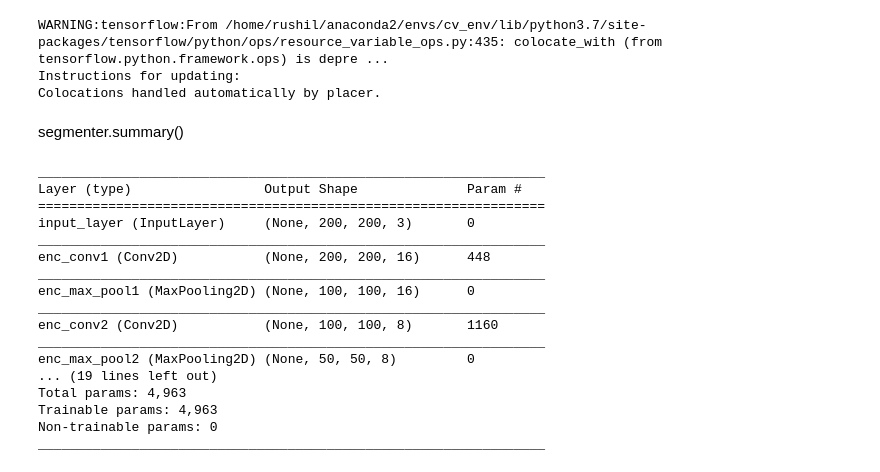
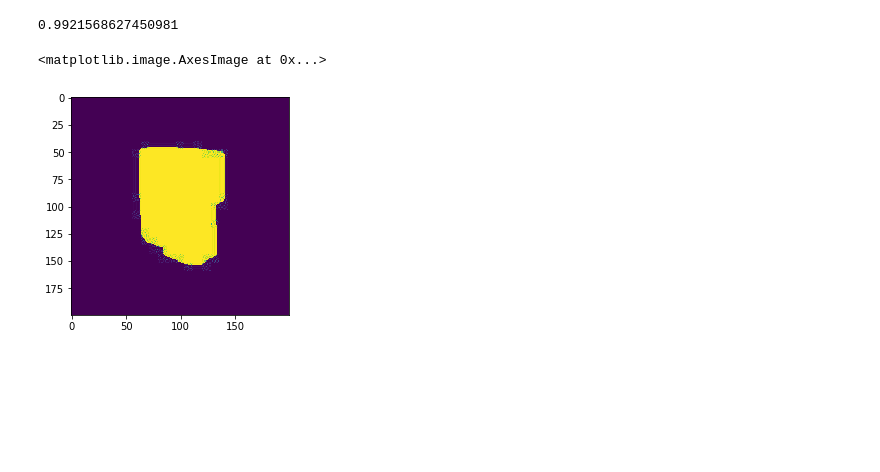
Before and after one commit to RushilDaya/DeepVision, a Jupyter notebook: scripts/03_segmentation_prototype.ipynb, the cells around one changed output. Cells and saved outputs as stored; diff of their text form; code cells hidden in the pictures; blank space fills up the shorter version.

Commit message:
added prototype for segmentation code as well as top level code

```diff
--- a/scripts/03_segmentation_prototype.ipynb
+++ b/scripts/03_segmentation_prototype.ipynb
@@ -11,53 +11 @@ from shared.autoencoderHelpers import read_n_images, generate_img_from_folder, g
 import pickle,glob, cv2
-# %%
-in_shape = (200,200,3)
-
-
-
-input_img = Input(shape=in_shape, name='input_layer')
-
-x = Conv2D(16, (3, 3), activation='relu', padding='same', name='enc_conv1')(input_img)
-x = MaxPooling2D((2, 2), padding='same', name='enc_max_pool1')(x)
-x = Conv2D(8, (3, 3), activation='relu', padding='same', name='enc_conv2')(x)
-x = MaxPooling2D((2, 2), padding='same', name='enc_max_pool2')(x)
-x = Conv2D(8, (3, 3), activation='relu', padding='same', name='enc_conv3')(x)
-encoded = MaxPooling2D((2, 2), padding='same', name='enc_max_pool3')(x)
-
-# at this point the representation is (25, 25, 8) - see model summaries
-
-x = Conv2D(8, (3, 3), activation='relu', padding='same', name='dec_conv1')(encoded)
-x = UpSampling2D((2, 2), name='dec_up_samp1')(x)
-x = Conv2D(8, (3, 3), activation='relu', padding='same', name='dec_conv2')(x)
-x = UpSampling2D((2, 2), name='dec_up_samp2')(x)
-x = Conv2D(16, (3, 3), activation='relu', padding='same', name='dec_conv3')(x)
-x = UpSampling2D((2, 2), name='dec_up_samp3')(x)
-decoded = Conv2D(3, (3, 3), activation='sigmoid', padding='same', name='output_layer')(x)
-
-# Generate models
-segmenter = Model(input_img, decoded)
-# %% [output]
-WARNING:tensorflow:From /home/rushil/anaconda2/envs/cv_env/lib/python3.7/site-packages/tensorflow/python/ops/resource_variable_ops.py:435: colocate_with (from tensorflow.python.framework.ops) is depre ...
-Instructions for updating:
-Colocations handled automatically by placer.
-# %% [markdown]
-segmenter.summary()
-# %%
-segmenter.summary()
-# %% [output]
-_________________________________________________________________
-Layer (type)                 Output Shape              Param #
-=================================================================
-input_layer (InputLayer)     (None, 200, 200, 3)       0
-_________________________________________________________________
-enc_conv1 (Conv2D)           (None, 200, 200, 16)      448
-_________________________________________________________________
-enc_max_pool1 (MaxPooling2D) (None, 100, 100, 16)      0
-_________________________________________________________________
-enc_conv2 (Conv2D)           (None, 100, 100, 8)       1160
-_________________________________________________________________
-enc_max_pool2 (MaxPooling2D) (None, 50, 50, 8)         0
-... (19 lines left out)
-Total params: 4,963
-Trainable params: 4,963
-Non-trainable params: 0
-_________________________________________________________________
@@ -63,0 +60,10 @@ _________________________________________________________________
+# %%
+a = generate_image_segmentation_labels('training','foregroundBackground',10,'../data/')
+data = next(a)
+item = data[1][2][:,:,0]
+print(item.max())
+plt.imshow(item)
+# %% [output]
+0.9921568627450981
+<matplotlib.image.AxesImage at 0x...>
+[figure, added]
```
Also changed, not shown: parts of 11 cells of this notebook, 5 other files.
